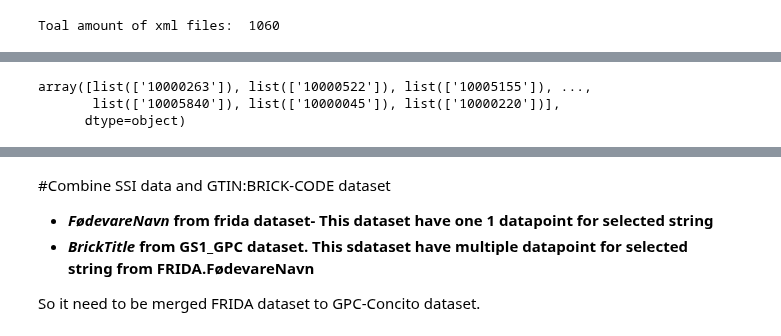
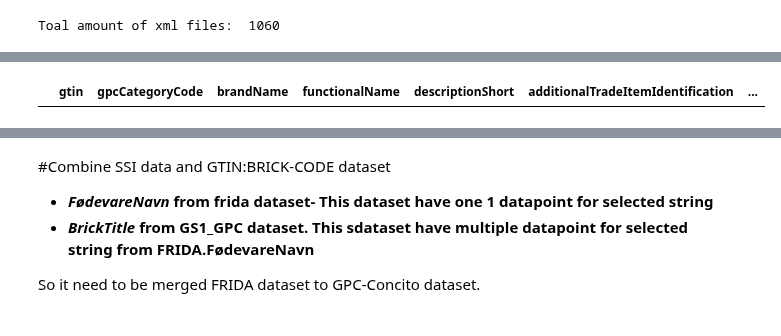
Before and after one commit to mrchapagain/ConsumerDataAnalytics, a Jupyter notebook: Data_Exploration.ipynb, the cells around one changed output, grey strips where cells are left out. Drawn from its saved outputs; the diff is of its cells as text; code cells hidden in the pictures.

```diff
--- a/Data_Exploration.ipynb
+++ b/Data_Exploration.ipynb
@@ -412,9 +508,7 @@ df_with_gtin_list
 # %%
-df_with_gtin_list.gpcCategoryCode.values
+df_with_gtin_list[df_with_gtin_list.brandName == '[Naturli]']#.gpcCategoryCode.values
 # %% [output]
-array([list(['10000263']), list(['10000522']), list(['10005155']), ...,
-       list(['10005840']), list(['10000045']), list(['10000220'])],
-      dtype=object)
+|  | gtin | gpcCategoryCode | brandName | functionalName | descriptionShort | additionalTradeItemIdentification | ... |
 # %%
 combine_fida_gpc_concito_dataset[combine_fida_gpc_concito_dataset.FødevareNavn == "Jordbær, rå"].iloc[:, [6,7,8,9,10,11,12,13,16,27,28,29,30,31,32,33,34,35]]
 # %% [output]
```
Also changed, not shown: parts of 16 cells of this notebook.
